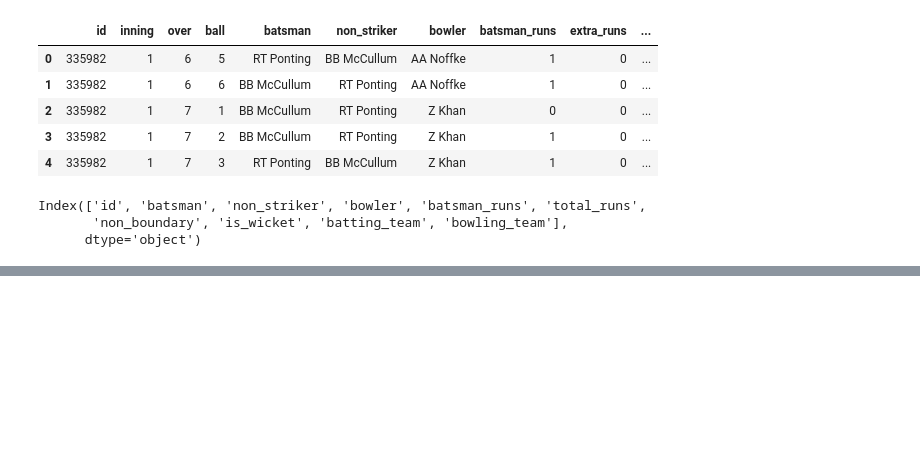
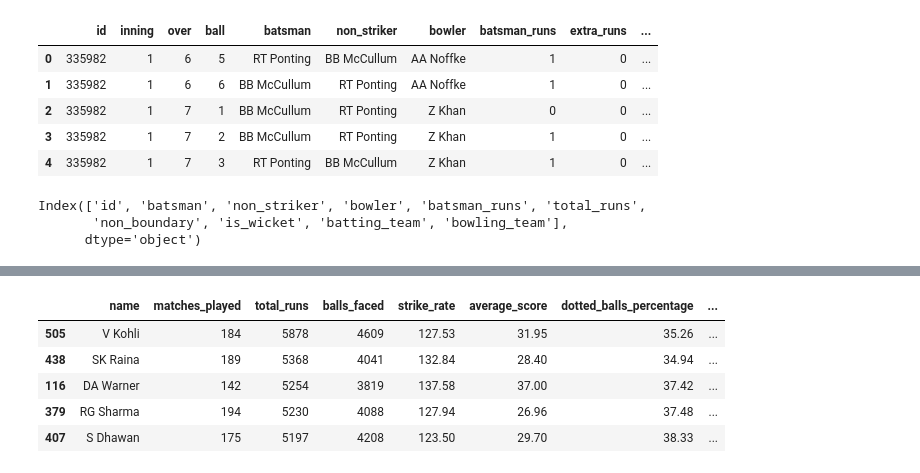
Before and after one commit to mohtashim0007/Machine-Learning-Projects, a Jupyter notebook: IPL_EDA_DashBoard.ipynb, the cells around one changed output, grey strips where cells are left out. Cells and saved outputs as stored; diff of their text form; code cells hidden in the pictures; blank space fills up the shorter version.

```diff
--- a/IPL_EDA_DashBoard.ipynb
+++ b/IPL_EDA_DashBoard.ipynb
@@ -347,0 +502,11 @@ temp8['batsman_runs'].sum()
+# %%
+#top 5 scorere
+temp10 = players_stats_df.sort_values(by= ['total_runs'], ascending = False)[0:5]
+temp10
+# %% [output]
+|  | name | matches_played | total_runs | balls_faced | strike_rate | average_score | dotted_balls_percentage | ... |
+| 505 | V Kohli | 184 | 5878 | 4609 | 127.53 | 31.95 | 35.26 | ... |
+| 438 | SK Raina | 189 | 5368 | 4041 | 132.84 | 28.40 | 34.94 | ... |
+| 116 | DA Warner | 142 | 5254 | 3819 | 137.58 | 37.00 | 37.42 | ... |
+| 379 | RG Sharma | 194 | 5230 | 4088 | 127.94 | 26.96 | 37.48 | ... |
+| 407 | S Dhawan | 175 | 5197 | 4208 | 123.50 | 29.70 | 38.33 | ... |
```
Also changed, not shown: parts of 41 cells of this notebook.
